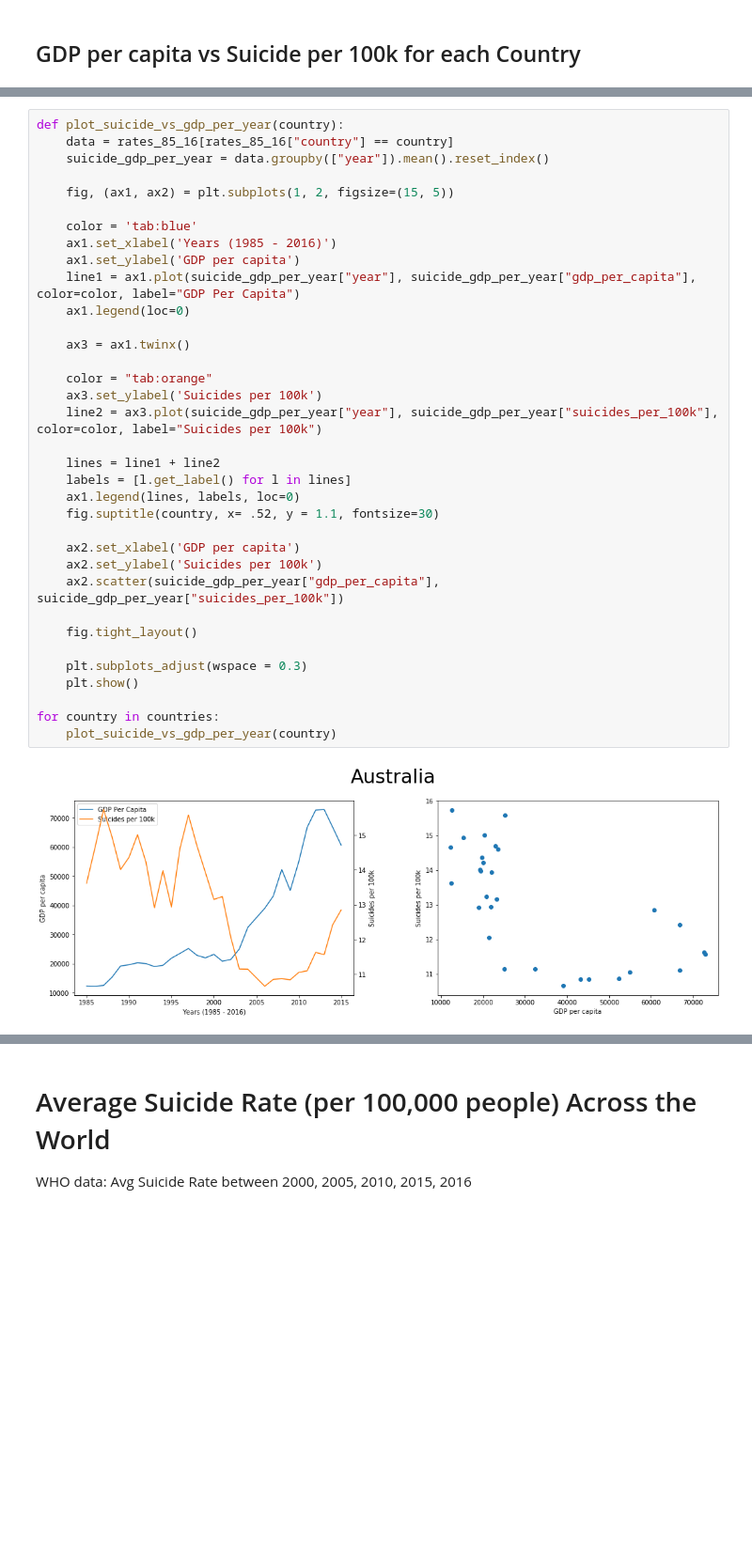
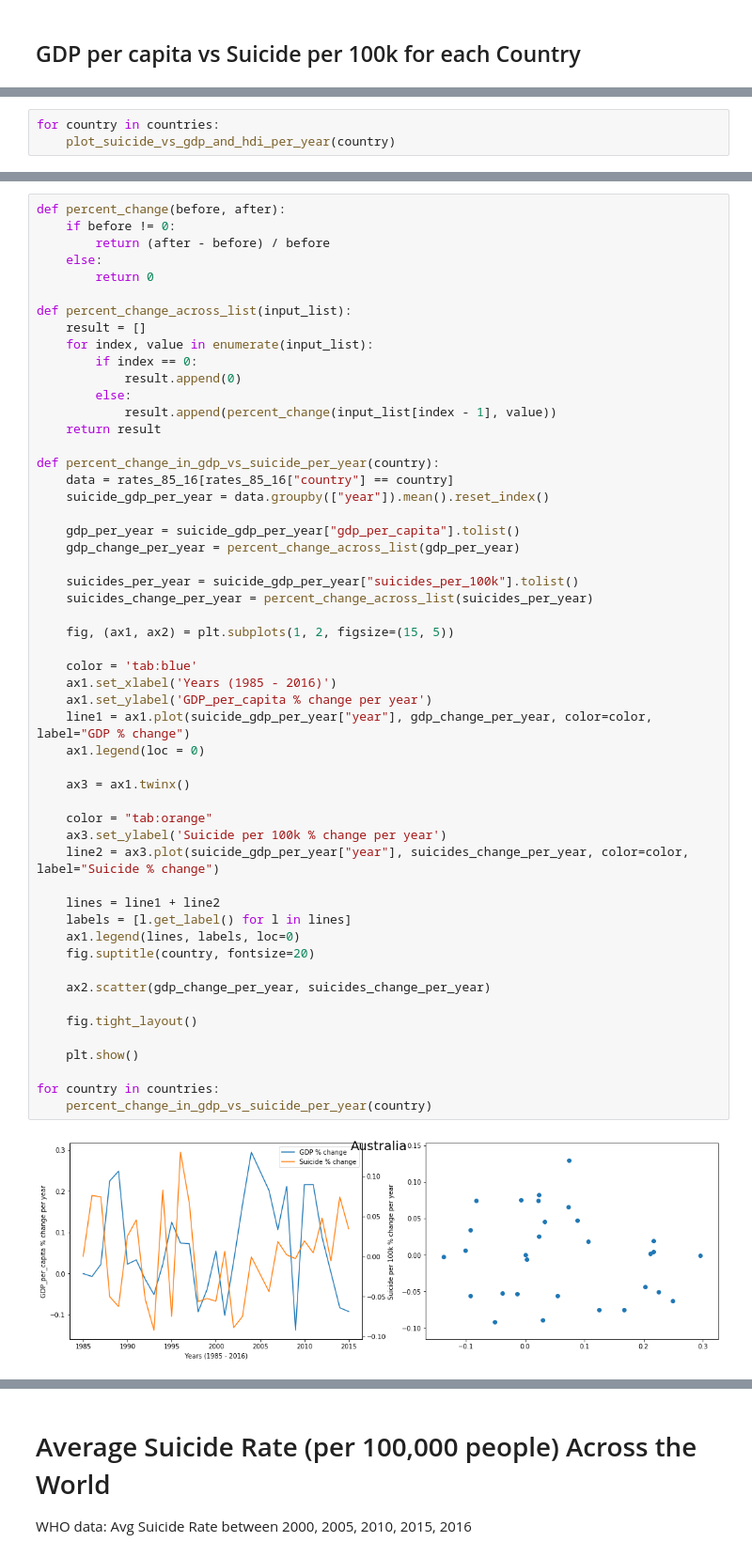
Before and after one commit to sethdagostino/COGS-108-Final-Project, a Jupyter notebook: FinalProject.ipynb, the cells around one changed output, grey strips where cells are left out. Shown at 94% size. Drawn from its saved outputs; the diff is of its cells as text; blank space fills up the shorter version.

```diff
--- a/FinalProject.ipynb
+++ b/FinalProject.ipynb
@@ -294,0 +367,3 @@ for index, country in enumerate(countries):
+# %%
+for country in countries:
+    plot_suicide_vs_gdp_and_hdi_per_year(country)
@@ -295,37 +381,55 @@ for index, country in enumerate(countries):
 # %%
-def plot_suicide_vs_gdp_per_year(country):
+def percent_change(before, after):
+    if before != 0:
+        return (after - before) / before
+    else:
+        return 0
+
+def percent_change_across_list(input_list):
+    result = []
+    for index, value in enumerate(input_list):
+        if index == 0:
+            result.append(0)
+        else:
+            result.append(percent_change(input_list[index - 1], value))
+    return result
+
+def percent_change_in_gdp_vs_suicide_per_year(country):
     data = rates_85_16[rates_85_16["country"] == country]
     suicide_gdp_per_year = data.groupby(["year"]).mean().reset_index()
+
+    gdp_per_year = suicide_gdp_per_year["gdp_per_capita"].tolist()
+    gdp_change_per_year = percent_change_across_list(gdp_per_year)
+
+    suicides_per_year = suicide_gdp_per_year["suicides_per_100k"].tolist()
+    suicides_change_per_year = percent_change_across_list(suicides_per_year)
 
     fig, (ax1, ax2) = plt.subplots(1, 2, figsize=(15, 5))
 
     color = 'tab:blue'
     ax1.set_xlabel('Years (1985 - 2016)')
-    ax1.set_ylabel('GDP per capita')
-    line1 = ax1.plot(suicide_gdp_per_year["year"], suicide_gdp_per_year["gdp_per_capita"], color=color, label="GDP Per Capita")
-    ax1.legend(loc=0)
+    ax1.set_ylabel('GDP_per_capita % change per year')
+    line1 = ax1.plot(suicide_gdp_per_year["year"], gdp_change_per_year, color=color, label="GDP % change")
+    ax1.legend(loc = 0)
 
     ax3 = ax1.twinx()
 
     color = "tab:orange"
-    ax3.set_ylabel('Suicides per 100k')
-    line2 = ax3.plot(suicide_gdp_per_year["year"], suicide_gdp_per_year["suicides_per_100k"], color=color, label="Suicides per 100k")
+    ax3.set_ylabel('Suicide per 100k % change per year')
+    line2 = ax3.plot(suicide_gdp_per_year["year"], suicides_change_per_year, color=color, label="Suicide % change")
 
     lines = line1 + line2
     labels = [l.get_label() for l in lines]
     ax1.legend(lines, labels, loc=0)
-    fig.suptitle(country, x= .52, y = 1.1, fontsize=30)
+    fig.suptitle(country, fontsize=20)
 
-    ax2.set_xlabel('GDP per capita')
-    ax2.set_ylabel('Suicides per 100k')
-    ax2.scatter(suicide_gdp_per_year["gdp_per_capita"], suicide_gdp_per_year["suicides_per_100k"])
+    ax2.scatter(gdp_change_per_year, suicides_change_per_year)
 
     fig.tight_layout()
 
-    plt.subplots_adjust(wspace = 0.3)
     plt.show()
 
 for country in countries:
-    plot_suicide_vs_gdp_per_year(country)
+    percent_change_in_gdp_vs_suicide_per_year(country)
 # %% [output]
-[figure, old version]
+[figure, new version]
```
Also changed, not shown: parts of 4 cells of this notebook.
